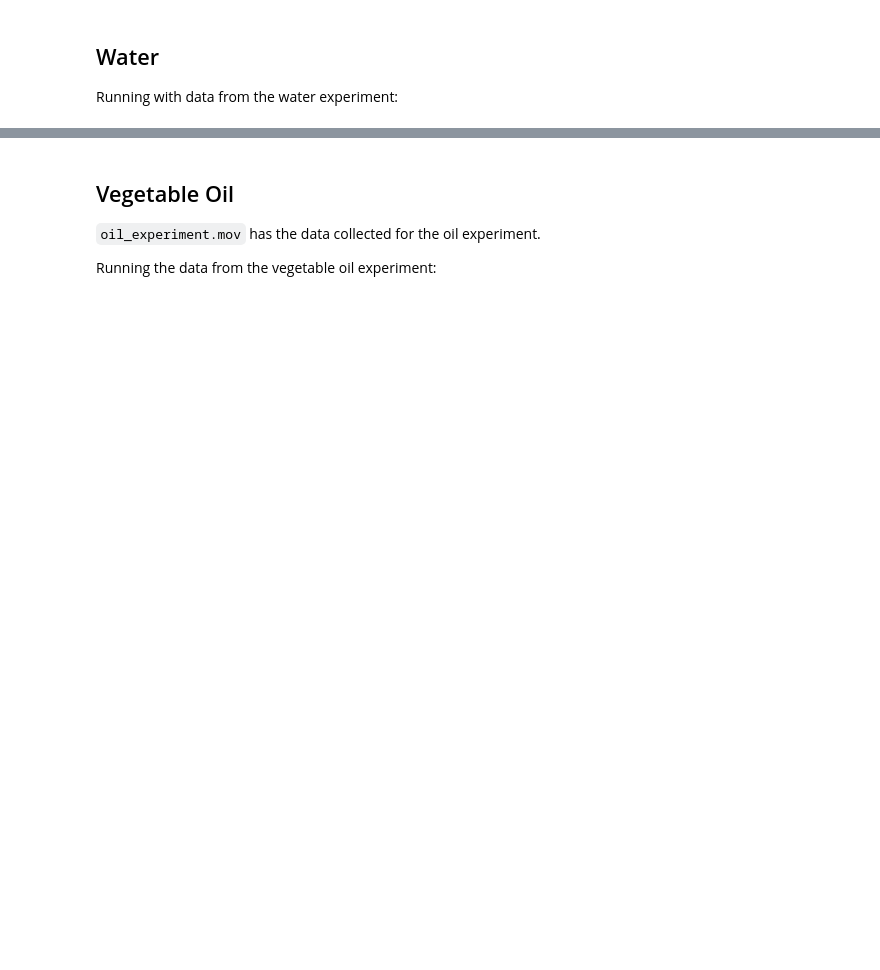
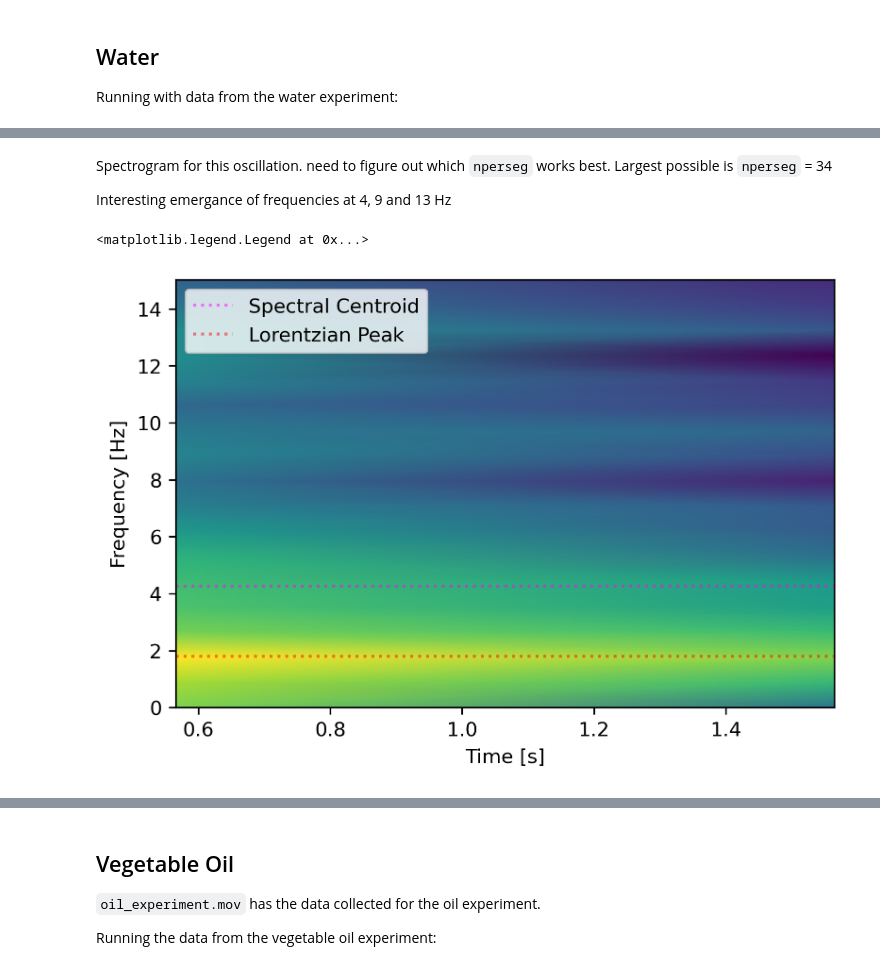
Before and after one commit to kevroi/AdvLab, a Jupyter notebook: fluid_osc/GravityDrivenFluidOscillations.ipynb, the cells around one changed output, grey strips where cells are left out. Cells and saved outputs as stored; diff of their text form; code cells hidden in the pictures; blank space fills up the shorter version.

```diff
--- a/fluid_osc/GravityDrivenFluidOscillations.ipynb
+++ b/fluid_osc/GravityDrivenFluidOscillations.ipynb
@@ -20,0 +309,20 @@ Running with data from the water experiment:
+# %% [markdown]
+Spectrogram for this oscillation. need to figure out which `nperseg` works best. Largest possible is `nperseg` = 34
+
+Interesting emergance of frequencies at 4, 9 and 13 Hz
+# %%
+def centroid(fs, xs):
+    return (np.dot(fs, xs)/np.sum(xs))
+
+spec_cent = centroid(frequencies, abs(fourierTransform))
+
+f, t, Sxx = signal.spectrogram(z_data_clean, samplingFrequency, nperseg=34)
+plt.pcolormesh(t, f, np.log(Sxx), shading='gouraud')
+plt.ylabel('Frequency [Hz]')
+plt.xlabel('Time [s]')
+plt.axhline(y=spec_cent, color='fuchsia', linestyle=':', label='Spectral Centroid', alpha=0.5)
+plt.axhline(y=f0_solution, color='r', linestyle=':', label='Lorentzian Peak', alpha=0.5)
+plt.legend(loc='upper left')
+# %% [output]
+<matplotlib.legend.Legend at 0x...>
+[figure, added]
```
Also changed, not shown: parts of 94 cells of this notebook, 19 other files.
